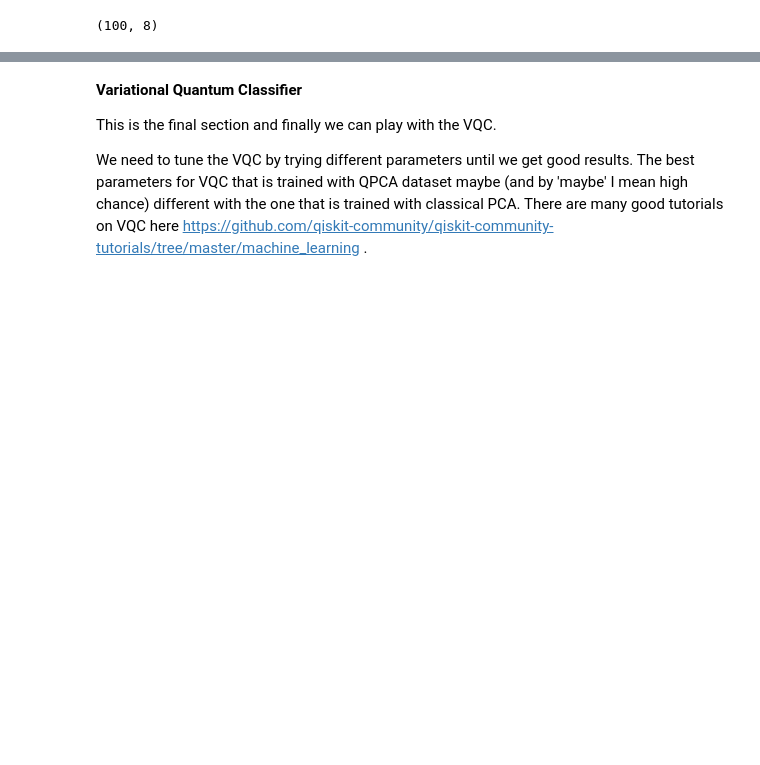
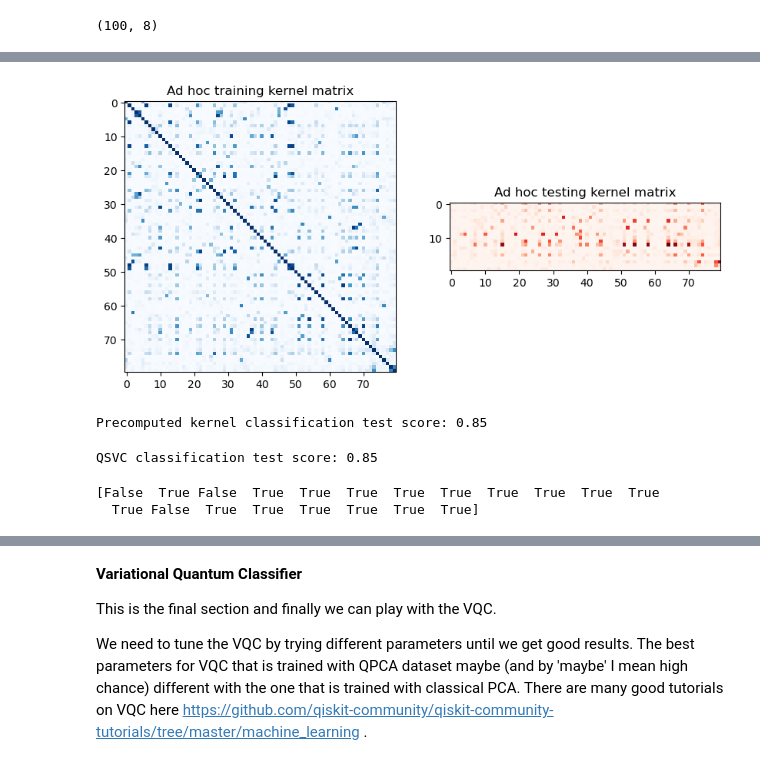
Before and after one commit to QSciTech-QuantumBC-Workshop/QuanLearnInnovators, a Jupyter notebook: vqc_pca_mnist_kernel_attempt_seb.ipynb, the cells around one changed output, grey strips where cells are left out. Cells and saved outputs as stored; diff of their text form; code cells hidden in the pictures; blank space fills up the shorter version.

Commit message:
updating kernal method with precal kernal and qsvc kernal method results

```diff
--- a/vqc_pca_mnist_kernel_attempt_seb.ipynb
+++ b/vqc_pca_mnist_kernel_attempt_seb.ipynb
@@ -376,0 +377,53 @@ plt.legend()
+# %%
+#pre computing the kernal matrices, to then use later
+#it seems like the data is super diagonal, so this is a good method to use
+mnist_matrix_train = mnist_kernel.evaluate(x_vec=x_train_small_pca)
+mnist_matrix_test = mnist_kernel.evaluate(x_vec=x_test_small_pca, y_vec=x_train_small_pca)
+
+fig, axs = plt.subplots(1, 2, figsize=(10, 5))
+
+axs[0].imshow(
+    np.asmatrix(mnist_matrix_train), interpolation="nearest", origin="upper", cmap="Blues"
+)
+axs[0].set_title("Ad hoc training kernel matrix")
+
+axs[1].imshow(np.asmatrix(mnist_matrix_test), interpolation="nearest", origin="upper", cmap="Reds")
+axs[1].set_title("Ad hoc testing kernel matrix")
+
+plt.show()
+# %% [output]
+[figure, added]
+# %%
+mnist_svc = SVC(kernel="precomputed")
+
+mnist_svc.fit(mnist_matrix_train, y_train)
+
+mnist_score_precomputed_kernel = mnist_svc.score(mnist_matrix_test, y_test)
+
+print(f"Precomputed kernel classification test score: {mnist_score_precomputed_kernel}")
+# %% [output]
+Precomputed kernel classification test score: 0.85
+# %%
+from qiskit_machine_learning.algorithms import QSVC
+
+qsvc = QSVC(quantum_kernel=mnist_kernel) #use quantum kernal instead
+
+qker = qsvc.fit(x_train_small_pca, y_train)
+
+qsvc_score = qsvc.score(x_test_small_pca, y_test)
+
+print(f"QSVC classification test score: {qsvc_score}")
+
+y_train_qpred = qker.predict(x_train_small_pca) #get the qkernal method predictions for training data
+y_test_qpred = qker.predict(x_test_small_pca) #get the qkernal method prediction for test data
+# %% [output]
+QSVC classification test score: 0.85
+# %%
+#corret answer mask
+#not one hot (y_train not _1h and no need for axis=1)
+train_qpred_acc = y_train_qpred == y_train
+test_qpred_acc = y_test_qpred == y_test
+print(test_pred_acc)
+# %% [output]
+[False  True False  True  True  True  True  True  True  True  True  True
+  True False  True  True  True  True  True  True]
```
Also changed, not shown: parts of 33 cells of this notebook.
